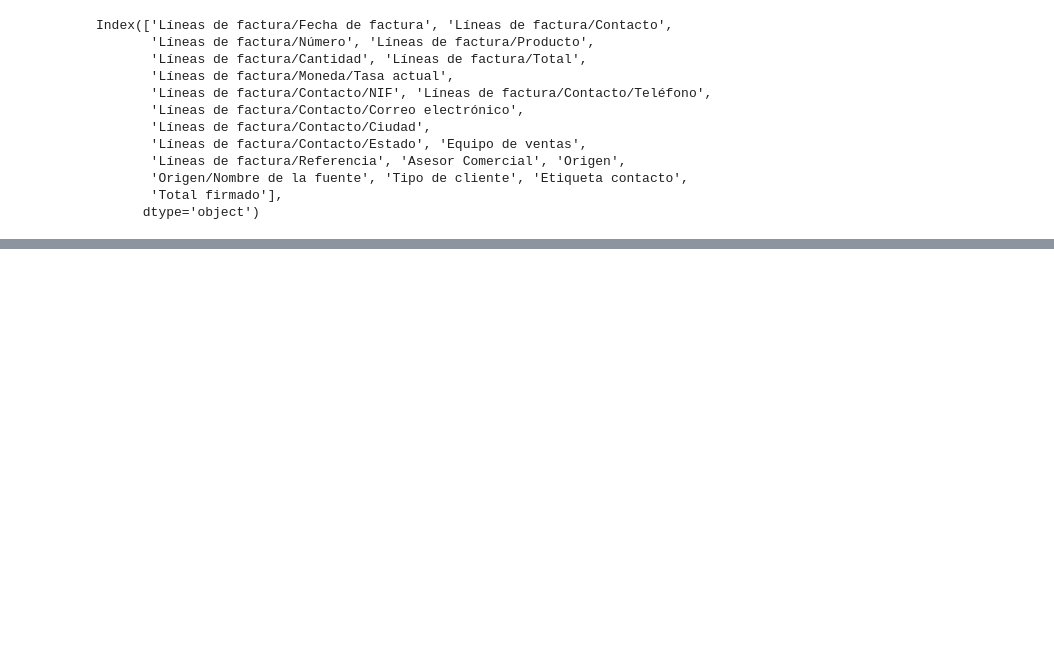
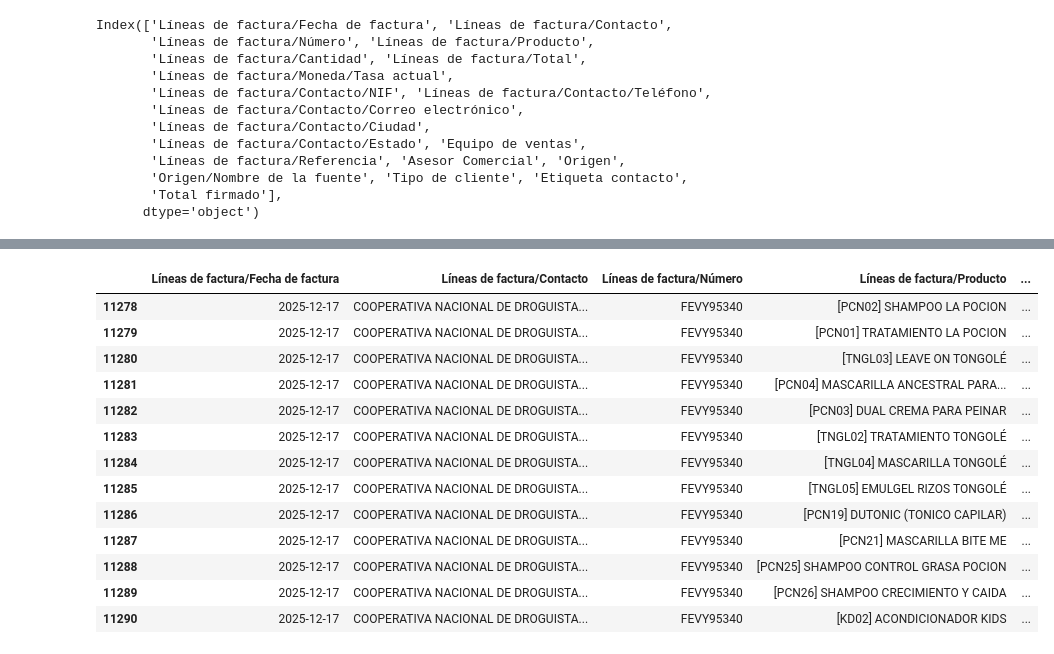
Before and after one commit to la-pocion-code/analisis_datos, a Jupyter notebook: pruebas2.ipynb, the cells around one changed output, grey strips where cells are left out. Cells and saved outputs as stored; diff of their text form; code cells hidden in the pictures; blank space fills up the shorter version.

Commit message:
codigo para descargar comentarios ok

```diff
--- a/pruebas2.ipynb
+++ b/pruebas2.ipynb
@@ -240,0 +121,17 @@ def limpiar_documento(valor):
+# %%
+df_ventas[df_ventas['Líneas de factura/Número']=='FEVY95340']
+# %% [output]
+|  | Líneas de factura/Fecha de factura | Líneas de factura/Contacto | Líneas de factura/Número | Líneas de factura/Producto | ... |
+| 11278 | 2025-12-17 | COOPERATIVA NACIONAL DE DROGUISTA... | FEVY95340 | [PCN02] SHAMPOO LA POCION | ... |
+| 11279 | 2025-12-17 | COOPERATIVA NACIONAL DE DROGUISTA... | FEVY95340 | [PCN01] TRATAMIENTO LA POCION | ... |
+| 11280 | 2025-12-17 | COOPERATIVA NACIONAL DE DROGUISTA... | FEVY95340 | [TNGL03] LEAVE ON TONGOLÉ | ... |
+| 11281 | 2025-12-17 | COOPERATIVA NACIONAL DE DROGUISTA... | FEVY95340 | [PCN04] MASCARILLA ANCESTRAL PARA... | ... |
+| 11282 | 2025-12-17 | COOPERATIVA NACIONAL DE DROGUISTA... | FEVY95340 | [PCN03] DUAL CREMA PARA PEINAR | ... |
+| 11283 | 2025-12-17 | COOPERATIVA NACIONAL DE DROGUISTA... | FEVY95340 | [TNGL02] TRATAMIENTO TONGOLÉ | ... |
+| 11284 | 2025-12-17 | COOPERATIVA NACIONAL DE DROGUISTA... | FEVY95340 | [TNGL04] MASCARILLA TONGOLÉ | ... |
+| 11285 | 2025-12-17 | COOPERATIVA NACIONAL DE DROGUISTA... | FEVY95340 | [TNGL05] EMULGEL RIZOS TONGOLÉ | ... |
+| 11286 | 2025-12-17 | COOPERATIVA NACIONAL DE DROGUISTA... | FEVY95340 | [PCN19] DUTONIC (TONICO CAPILAR) | ... |
+| 11287 | 2025-12-17 | COOPERATIVA NACIONAL DE DROGUISTA... | FEVY95340 | [PCN21] MASCARILLA BITE ME | ... |
+| 11288 | 2025-12-17 | COOPERATIVA NACIONAL DE DROGUISTA... | FEVY95340 | [PCN25] SHAMPOO CONTROL GRASA POCION | ... |
+| 11289 | 2025-12-17 | COOPERATIVA NACIONAL DE DROGUISTA... | FEVY95340 | [PCN26] SHAMPOO CRECIMIENTO Y CAIDA | ... |
+| 11290 | 2025-12-17 | COOPERATIVA NACIONAL DE DROGUISTA... | FEVY95340 | [KD02] ACONDICIONADOR KIDS | ... |
```
Also changed, not shown: parts of 23 cells of this notebook, 6 other files.
